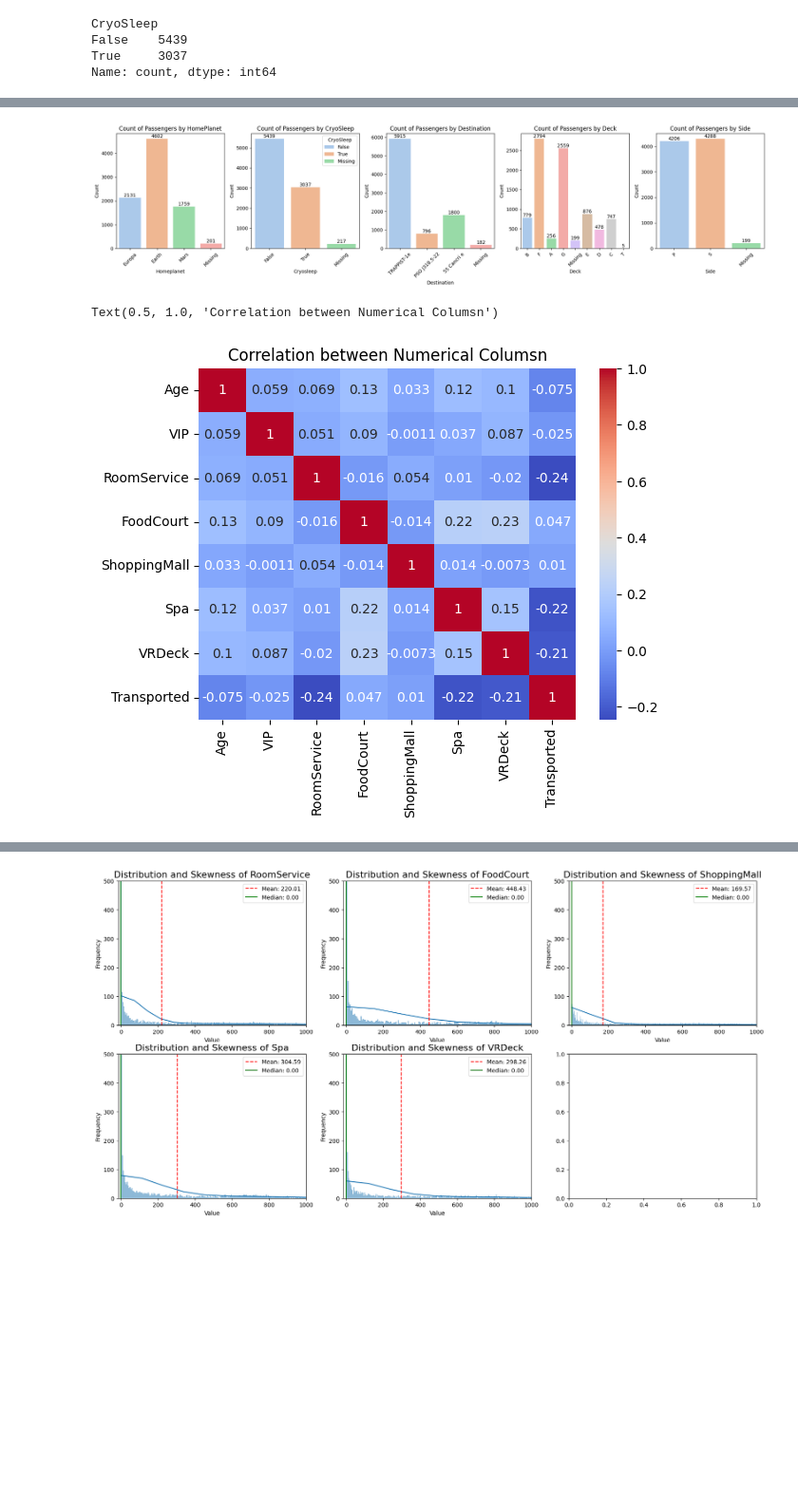
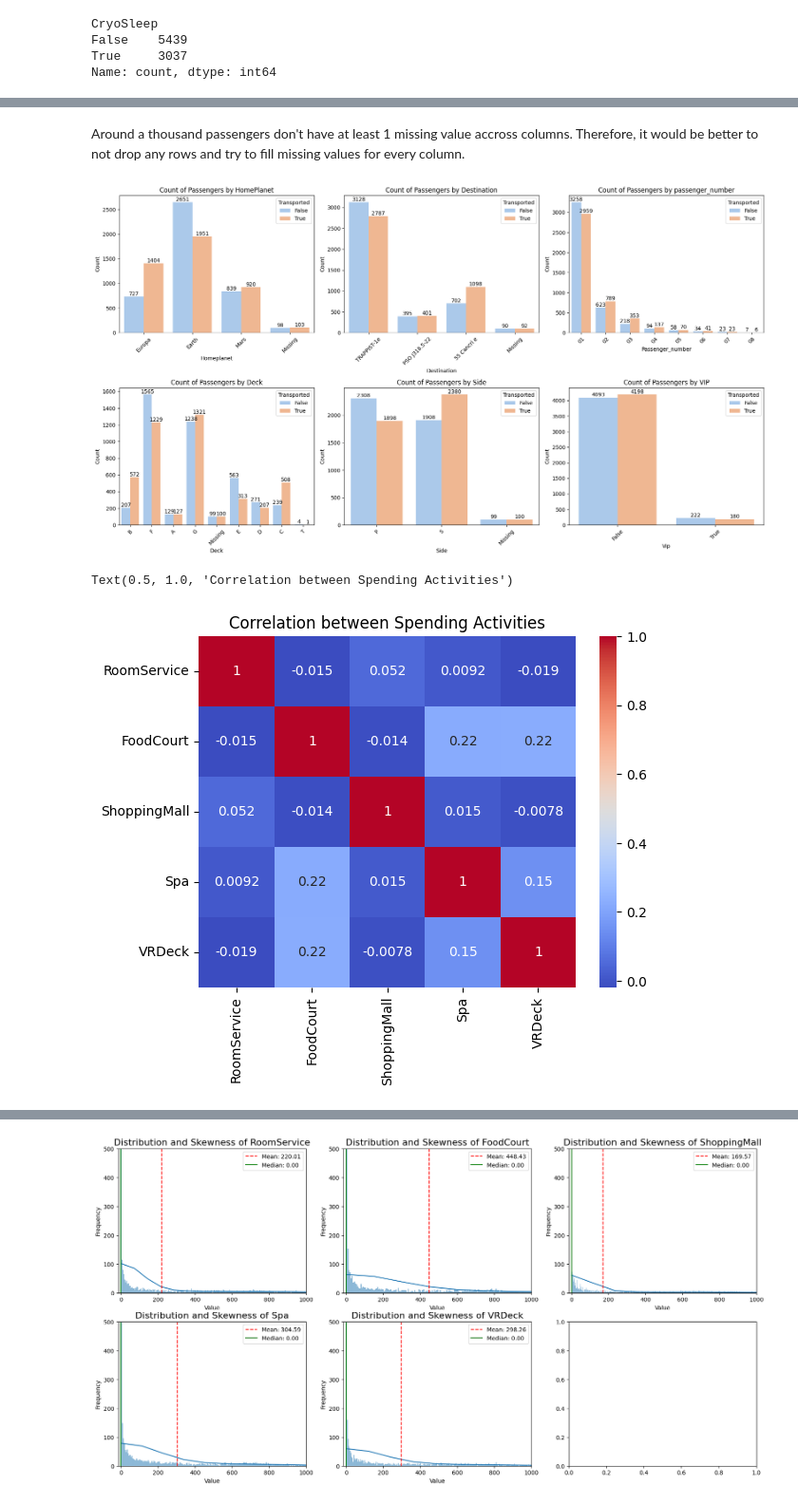
Before and after one commit to ezishr/spaceship-titanic, a Jupyter notebook: eda.ipynb, the cells around one changed output, grey strips where cells are left out. Shown at 95% size. Saved outputs shown, nothing was run; the diff lists cells and outputs as text; code cells hidden in the pictures; blank space fills up the shorter version.

```diff
--- a/eda.ipynb
+++ b/eda.ipynb
@@ -130,0 +65,8 @@ plt.figure(figsize=(10,5))
+# %%
+# Split cabin structure
+df['Cabin'].fillna('Z/9999/Z')
+df[["Deck", "Cabin_num", "Side"]] = df["Cabin"].str.split("/", expand=True)
+df.drop('Cabin', axis=1,inplace=True)
+df[df['Deck'] == 'Z'] = np.nan
+df[df['Side'] == 'Z'] = np.nan
+df[df['Cabin_num'] == '9999'] = np.nan
@@ -130,0 +112,4 @@ plt.figure(figsize=(10,5))
+# %%
+# Sum of spending
+df['Spending'] = df[spending_cols].sum(axis=1)
+df.loc[:,['Spending']+spending_cols]
@@ -169,16 +159,0 @@ columns_with_missing
-# %%
-# Split cabin structure
-df['Deck'] = df['Cabin'].str.split('/').str[0]
-df['Side'] = df['Cabin'].str.split('/').str[-1]
-# %%
-# Select columns based on dtypes
-df['Deck'] = df['Cabin'].str.split('/').str[0] # Split cabin structure
-bool_cols = ['Transported','VIP']
-df[bool_cols] = df[bool_cols].astype(bool)
-df[bool_cols] = df[bool_cols].astype(int)
-object_cols = df.select_dtypes(include='object').columns.tolist()
-num_cols = df.select_dtypes(exclude='object').columns.tolist()
-for col in object_cols:
-    print(f'Unique values of {col}: {df[col].unique()}')
-print('\n')
-print(f'Boolean columns: {bool_cols}\nCategory columns: {object_cols}\nNumerical columns:{num_cols}')
@@ -268,28 +199,34 @@ Text(0.5, 1.0, 'Distribution of Missing Values')
+# %% [markdown]
+Around a thousand passengers don't have at least 1 missing value accross columns. Therefore, it would be better to not drop any rows and try to fill missing values for every column.
 # %%
-selected_col = [col for col in object_cols if col != 'Cabin']
+# Show the count of passengers by Category Columns
+
+selected_col = [col for col in category_cols if col != 'Group']
+selected_col.append('VIP')
 sample_df = df.copy()
 sample_df.fillna('Missing', inplace=True)
-fig, ax = plt.subplots(nrows=1, ncols=len(selected_col), figsize=(20,5))
+fig, ax = plt.subplots(nrows=2, ncols=3, figsize=(18,10))
 ax = ax.ravel()
 for i, col in enumerate(selected_col):
-    sns.countplot(x=col, data=sample_df, palette='pastel',hue=col, ax=ax[i])
+    sns.countplot(x=col, data=sample_df,hue = 'Transported', palette='pastel', ax=ax[i])
     for container in ax[i].containers:
         ax[i].bar_label(container, color='black', size=10)
     ax[i].set_title(f'Count of Passengers by {col}')
     ax[i].set_xlabel(col.capitalize())
     ax[i].set_ylabel('Count')
     ax[i].tick_params(axis='x', rotation = 45)
+
 plt.tight_layout()
 plt.show()
 # %% [output]
-[figure, old version]
+[figure, new version]
 # %%
 # Correlation Matrix of Numerical columns
-num_corr = df[num_cols].corr()
-sns.heatmap(num_corr, annot=True, cmap='coolwarm')
-plt.title("Correlation between Numerical Columsn")
+spending_corr = df[spending_cols].corr()
+sns.heatmap(spending_corr, annot=True, cmap='coolwarm')
+plt.title("Correlation between Spending Activities")
 # %% [output]
-Text(0.5, 1.0, 'Correlation between Numerical Columsn')
+Text(0.5, 1.0, 'Correlation between Spending Activities')
-[figure, old version]
+[figure, new version]
 # %%
 # Distribution of Amenities with CryoSleep status
```
Also changed, not shown: parts of 43 cells of this notebook.
